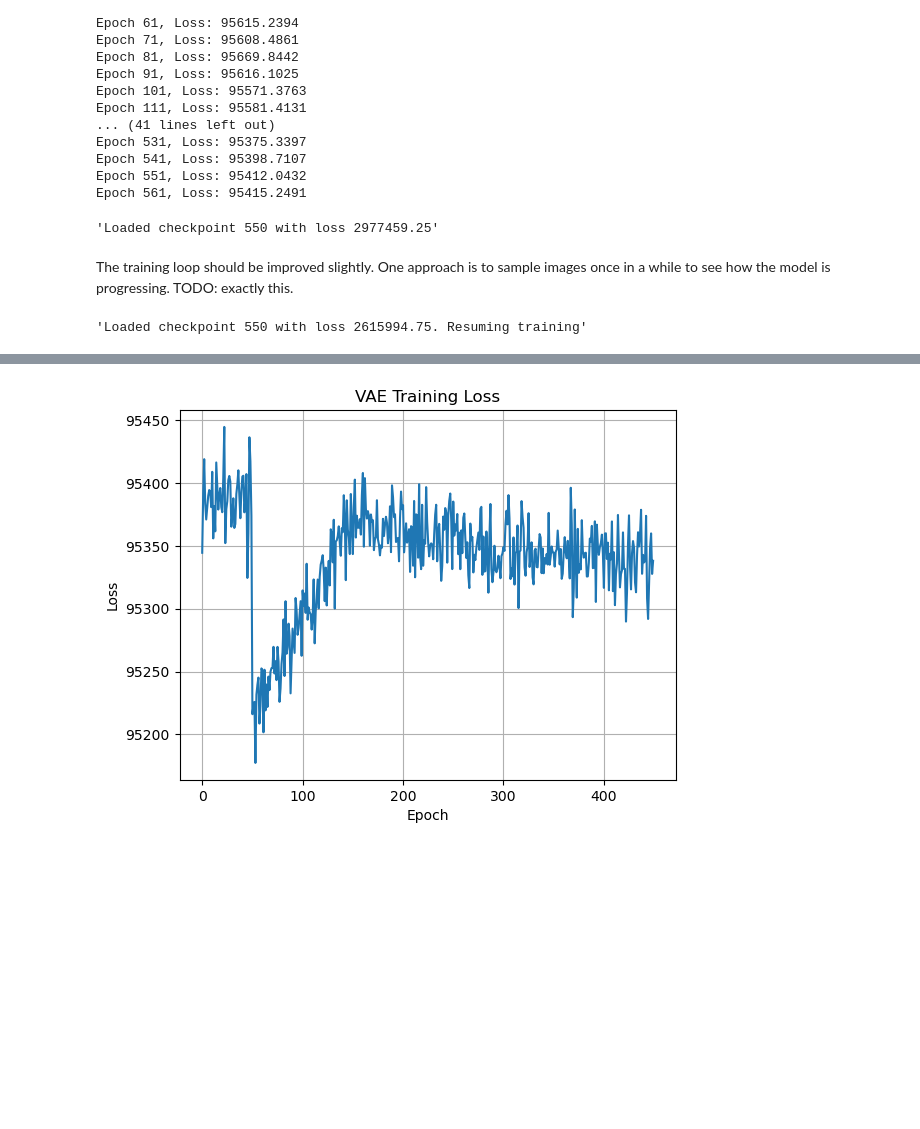
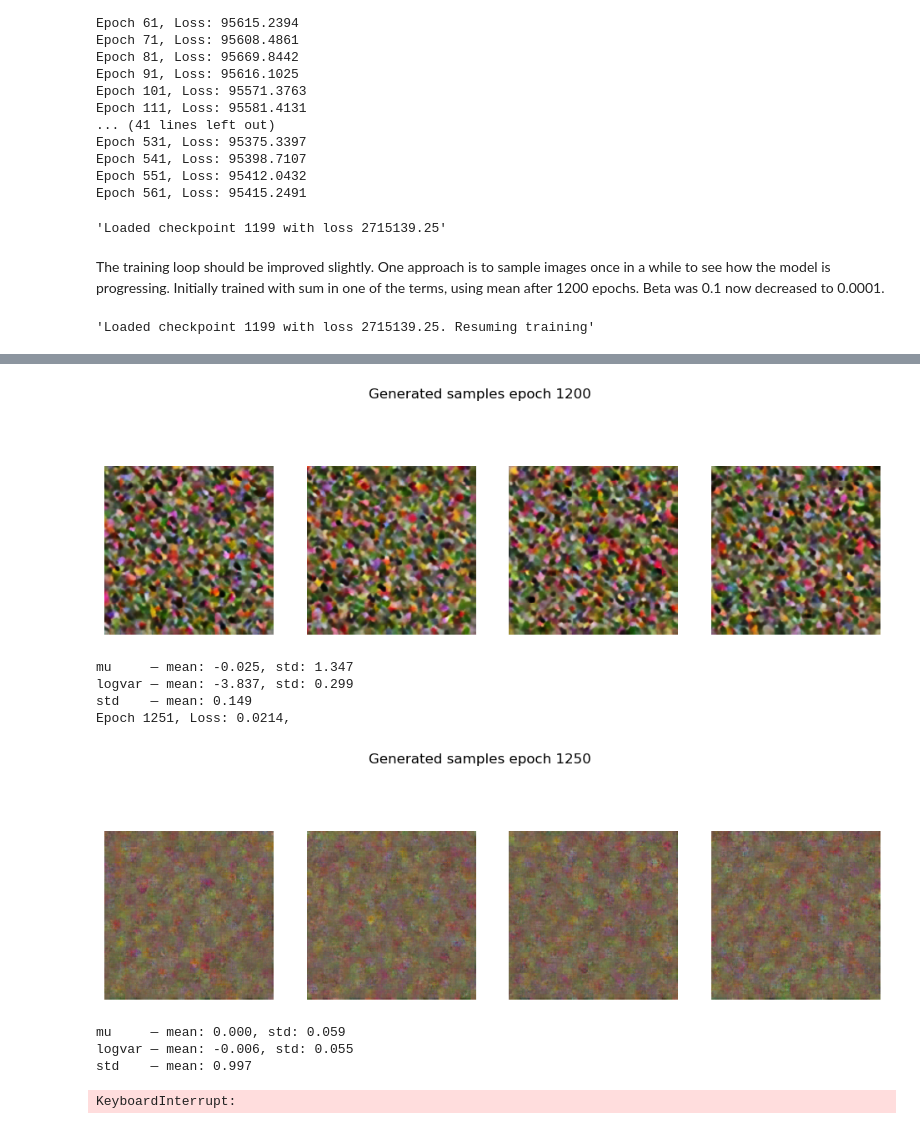
Before and after one commit to pyrysj/diffusion-models-project, a Jupyter notebook: latent-diffusion-model.ipynb, the cells around one changed output, grey strips where cells are left out. Saved outputs shown, nothing was run; the diff lists cells and outputs as text; code cells hidden in the pictures; blank space fills up the shorter version.

```diff
--- a/latent-diffusion-model.ipynb
+++ b/latent-diffusion-model.ipynb
@@ -112,7 +112,6 @@ cols, rows = 3, 3
 for i in range(1, cols * rows + 1):
     #display(validation_data[0])
     sample_idx = torch.randint(len(validation_data), size=(1,)).item()
-    display(sample_idx)
 
     # note structure: IMAGE, LABEL¨
     img, _ = validation_data[sample_idx]
@@ -446,19 +460,19 @@ Epoch 551, Loss: 95412.0432
 Epoch 561, Loss: 95415.2491
 # %%
 # utility cell to demonstrate loading model
-checkpoint, loss = load_checkpoint(model,optimizer,scheduler,"weights/VAE_checkpoint_epoch_550.pt")
+checkpoint, loss = load_checkpoint(model,optimizer,scheduler,"weights/VAE_last_model.pt")
 # note: outputs loss of batch/should be fixed.
 display(f"Loaded checkpoint {checkpoint} with loss {loss}")
 # %% [output]
-'Loaded checkpoint 550 with loss 2977459.25'
+'Loaded checkpoint 1199 with loss 2715139.25'
 # %% [markdown]
-The training loop should be improved slightly. One approach is to sample images once in a while to see how the model is progressing. TODO: exactly this.
+The training loop should be improved slightly. One approach is to sample images once in a while to see how the model is progressing. Initially trained with sum in one of the terms, using mean after 1200 epochs. Beta was 0.1 now decreased to 0.0001.
 # %%
-last_epoch = 550
 # change
-max_epoch = 1000
+max_epoch = 2000
 
-checkpoint, loss = load_checkpoint(model,optimizer,scheduler,"weights/VAE_checkpoint_epoch_550.pt")
+checkpoint, loss = load_checkpoint(model,optimizer,scheduler,"weights/VAE_last_model.pt")
+last_epoch = checkpoint
 
 display(f"Loaded checkpoint {checkpoint} with loss {loss}. Resuming training")
 
@@ -468,7 +482,7 @@ model.train()
 best_loss = torch.inf
 
 for epoch in range(last_epoch,max_epoch):
-    kl_weight = get_kl_weight_cyclical(epoch)
+    kl_weight = get_kl_weight_cyclical(epoch-last_epoch,max_beta=0.0001)
     total_loss = 0
     for batch_idx, (x, _) in enumerate(train_loader):
         x = x.to(device)
@@ -484,11 +498,26 @@ for epoch in range(last_epoch,max_epoch):
     avg_loss = total_loss/len(train_loader.dataset)
     train_losses.append(avg_loss)
     scheduler.step(avg_loss)
-    if epoch % 10 == 0:
-        print(f"Epoch {epoch+1}, Loss: {avg_loss:.4f}")
     # In training loop
     if epoch % 50 == 0:
+        print(f"Epoch {epoch+1}, Loss: {avg_loss:.4f}, ")
+        model.eval()
         save_checkpoint(model, optimizer, scheduler, epoch, loss, f'weights/VAE_checkpoint_epoch_{epoch}.pt')
+        with torch.no_grad():
+            recon = torch.sigmoid(recon)
+            z = torch.randn((4, 4, 32, 32)).to(device)
+
+            generated = torch.sigmoid(model.decoder(z)).cpu()
+            # plot generated samples
+            fig, axes = plt.subplots(1,4,figsize=(12,4))
+            for i, ax in enumerate(axes.flat):
+                ax.imshow(generated[i].permute(1,2,0))
+                ax.axis('off')
+
+            plt.suptitle(f"Generated samples epoch {epoch}")
+            plt.show()
+            check_latent_stats(model, validation_loader, device)
+            model.train()
 
     # Always save best model separately
     if avg_loss < best_loss:
@@ -506,4 +535,4 @@ plt.ylabel("Loss")
 plt.grid(True)
 plt.show()
 # %% [output]
-'Loaded checkpoint 550 with loss 2615994.75. Resuming training'
+'Loaded checkpoint 1199 with loss 2715139.25. Resuming training'
@@ -527,2 +540,11 @@ Epoch 991, Loss: 95336.8717
-[figure, old version]
+[figure, new version]
+mu     — mean: -0.025, std: 1.347
+logvar — mean: -3.837, std: 0.299
+std    — mean: 0.149
+Epoch 1251, Loss: 0.0214,
+[figure, added]
+mu     — mean: 0.000, std: 0.059
+logvar — mean: -0.006, std: 0.055
+std    — mean: 0.997
+KeyboardInterrupt:
 # %%
```
Also changed, not shown: parts of 7 cells of this notebook, 4 other files.
